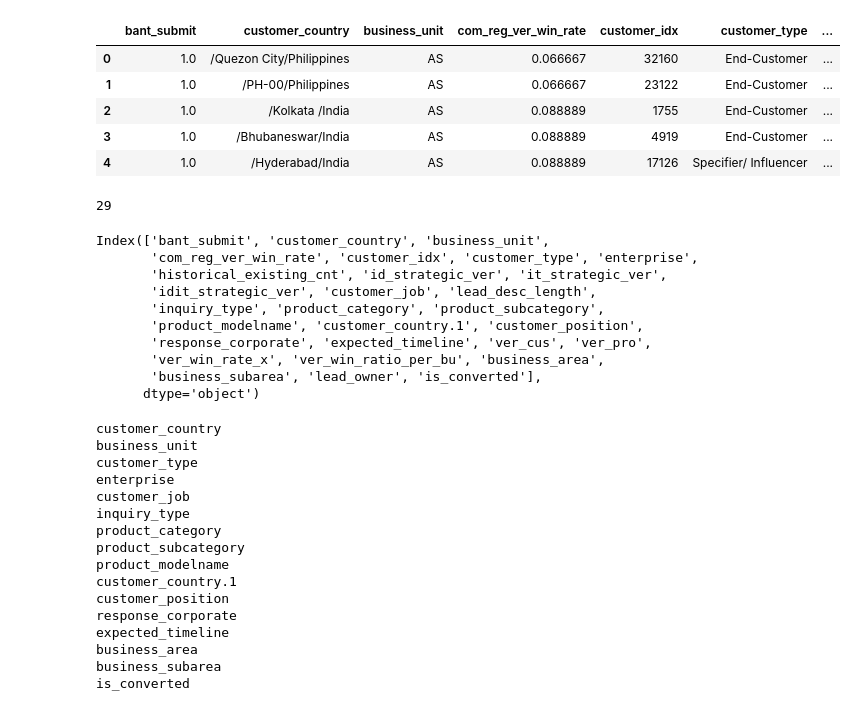
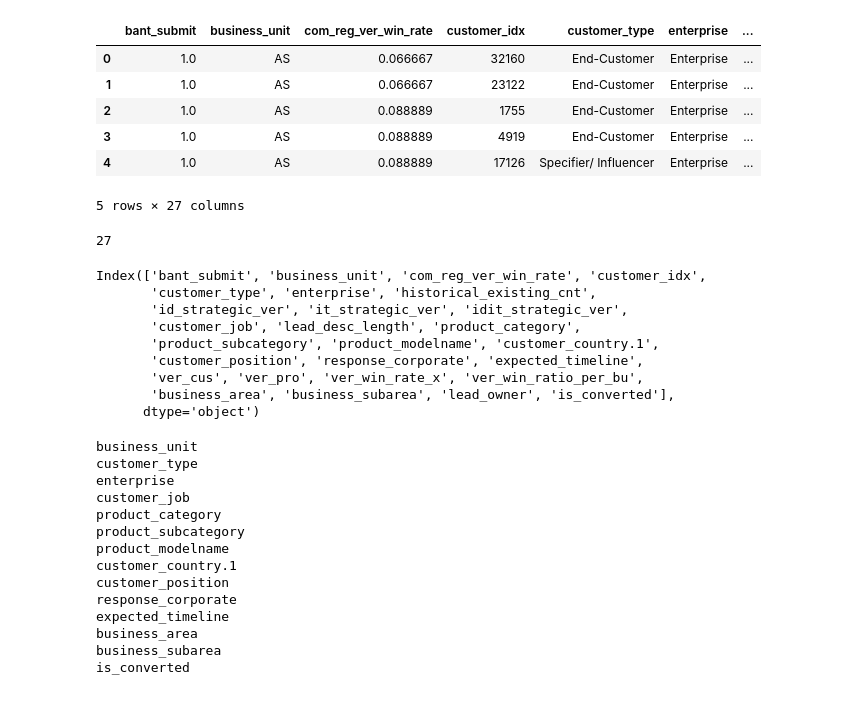
Before and after one commit to AhyoungOh/Coffee, a Jupyter notebook: encoding.ipynb, the cells around one changed output. Cells and saved outputs as stored; diff of their text form; code cells hidden in the pictures.

```diff
--- a/encoding.ipynb
+++ b/encoding.ipynb
@@ -4,41 +4,41 @@ import matplotlib.pyplot as plt
 import seaborn as sns
 import pandas as pd
 # %%
-df = pd.read_csv('preprocessed_train.csv')
+df = pd.read_csv('preprocessed_train_fin_two.csv')
 df.head()
 # %% [output]
-|  | bant_submit | customer_country | business_unit | com_reg_ver_win_rate | customer_idx | customer_type | ... |
-| 0 | 1.0 | /Quezon City/Philippines | AS | 0.066667 | 32160 | End-Customer | ... |
-| 1 | 1.0 | /PH-00/Philippines | AS | 0.066667 | 23122 | End-Customer | ... |
-| 2 | 1.0 | /Kolkata /India | AS | 0.088889 | 1755 | End-Customer | ... |
-| 3 | 1.0 | /Bhubaneswar/India | AS | 0.088889 | 4919 | End-Customer | ... |
-| 4 | 1.0 | /Hyderabad/India | AS | 0.088889 | 17126 | Specifier/ Influencer | ... |
+|  | bant_submit | business_unit | com_reg_ver_win_rate | customer_idx | customer_type | enterprise | ... |
+| 0 | 1.0 | AS | 0.066667 | 32160 | End-Customer | Enterprise | ... |
+| 1 | 1.0 | AS | 0.066667 | 23122 | End-Customer | Enterprise | ... |
+| 2 | 1.0 | AS | 0.088889 | 1755 | End-Customer | Enterprise | ... |
+| 3 | 1.0 | AS | 0.088889 | 4919 | End-Customer | Enterprise | ... |
+| 4 | 1.0 | AS | 0.088889 | 17126 | Specifier/ Influencer | Enterprise | ... |
+5 rows × 27 columns
 # %%
 print(len(df.columns))
 df.columns
 # %% [output]
-29
+27
-Index(['bant_submit', 'customer_country', 'business_unit',
-       'com_reg_ver_win_rate', 'customer_idx', 'customer_type', 'enterprise',
-       'historical_existing_cnt', 'id_strategic_ver', 'it_strategic_ver',
-       'idit_strategic_ver', 'customer_job', 'lead_desc_length',
-       'inquiry_type', 'product_category', 'product_subcategory',
-       'product_modelname', 'customer_country.1', 'customer_position',
-       'response_corporate', 'expected_timeline', 'ver_cus', 'ver_pro',
-       'ver_win_rate_x', 'ver_win_ratio_per_bu', 'business_area',
-       'business_subarea', 'lead_owner', 'is_converted'],
+Index(['bant_submit', 'business_unit', 'com_reg_ver_win_rate', 'customer_idx',
+       'customer_type', 'enterprise', 'historical_existing_cnt',
+       'id_strategic_ver', 'it_strategic_ver', 'idit_strategic_ver',
+       'customer_job', 'lead_desc_length', 'product_category',
+       'product_subcategory', 'product_modelname', 'customer_country.1',
+       'customer_position', 'response_corporate', 'expected_timeline',
+       'ver_cus', 'ver_pro', 'ver_win_rate_x', 'ver_win_ratio_per_bu',
+       'business_area', 'business_subarea', 'lead_owner', 'is_converted'],
       dtype='object')
 # %%
+# categorical columns
+
 for col in df.columns:
     if df[col].dtype != 'int64' and df[col].dtype != 'float64':
         print(col)
 # %% [output]
-customer_country
 business_unit
 customer_type
 enterprise
 customer_job
-inquiry_type
 product_category
 product_subcategory
 product_modelname
```
Also changed, not shown: parts of 72 cells of this notebook, 12 other files.
